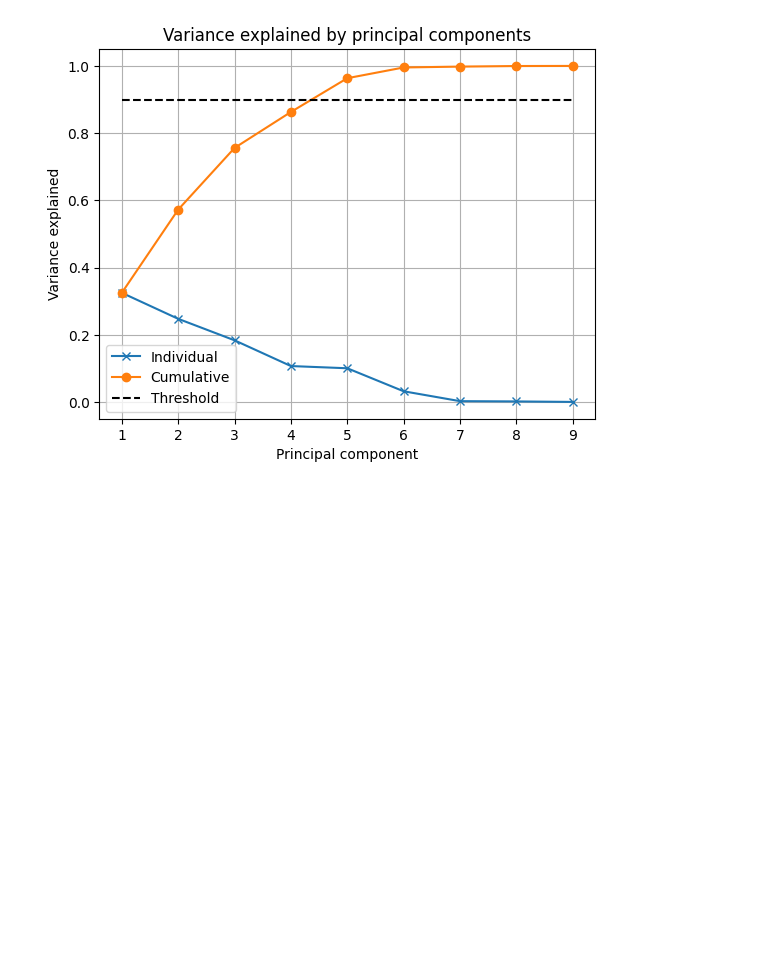
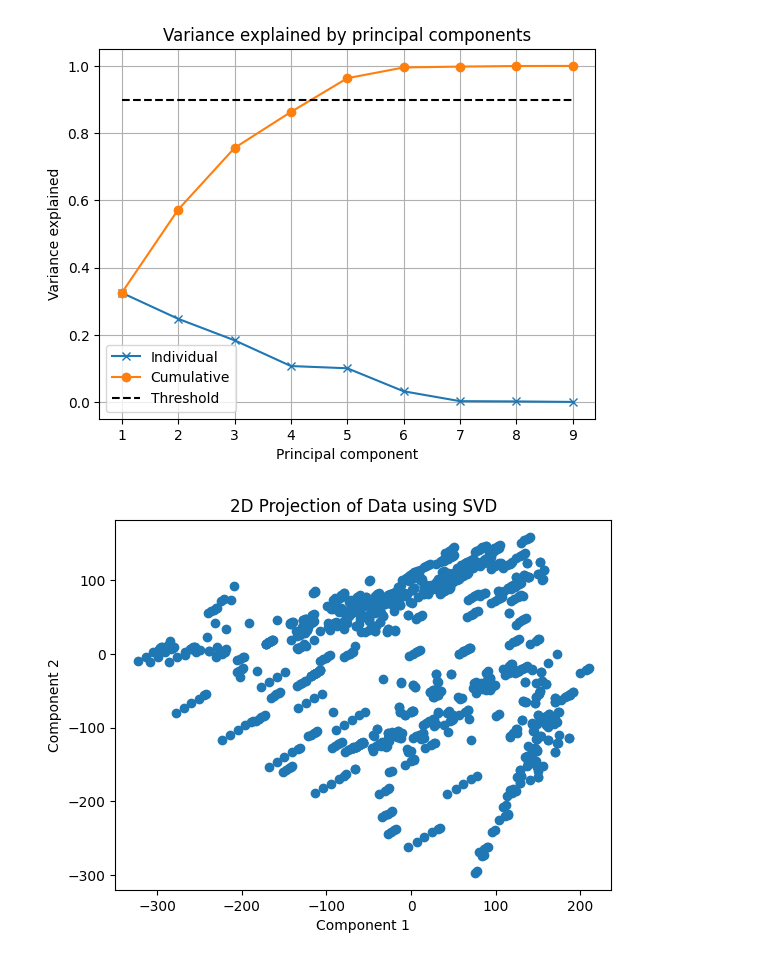
Before and after one commit to bertrambendsen/concrete_compressive_strength, a Jupyter notebook: PCA.ipynb, the cells around one changed output. Drawn from its saved outputs; the diff is of its cells as text; code cells hidden in the pictures; blank space fills up the shorter version.

```diff
--- a/PCA.ipynb
+++ b/PCA.ipynb
@@ -57,3 +59,17 @@ plt.grid()
 plt.show()
 # %% [output]
 [figure]
+# %%
+k = 2
+Vk = Vh[:k, :].T  # Transpose to get the right singular vectors (p x k)
+
+X_transformed = np.dot(Y, Vk)  # Project onto the first k components
+
+#Plot the projected data
+plt.scatter(X_transformed[:, 0], X_transformed[:, 1])
+plt.xlabel('Component 1')
+plt.ylabel('Component 2')
+plt.title('2D Projection of Data using SVD')
+plt.show()
+# %% [output]
+[figure, added]
```
Also changed, not shown: parts of 2 cells of this notebook, 1 other file.
